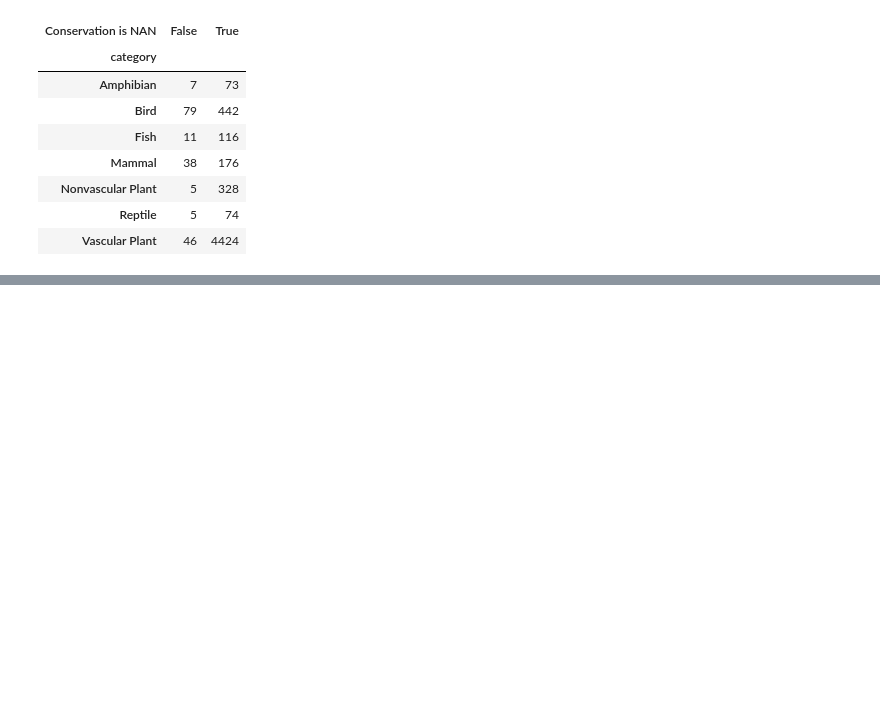
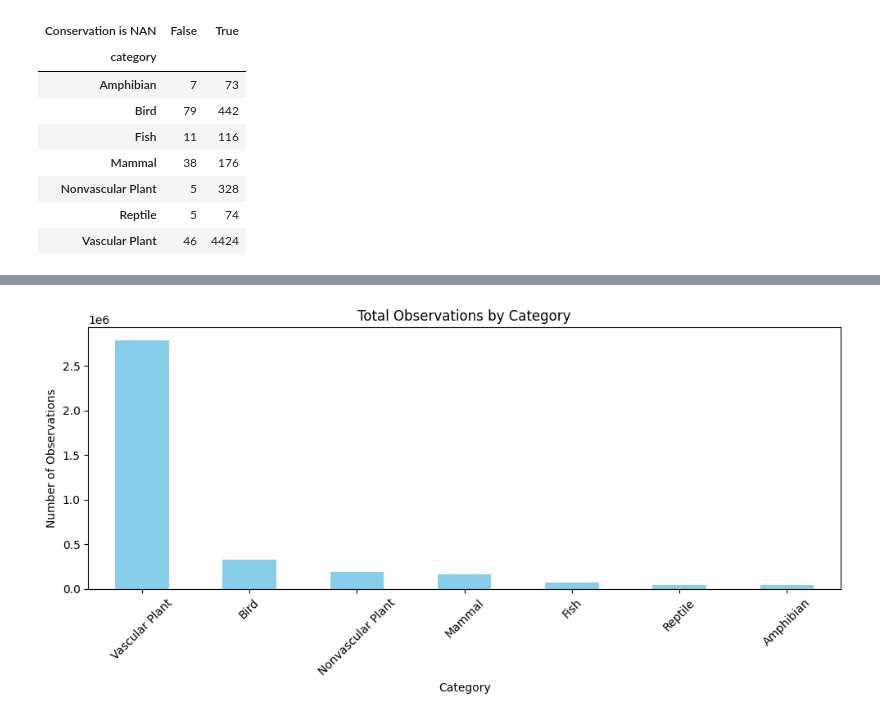
Before and after one commit to RenatoMateo/data-analyst-projects, a Jupyter notebook: biodiversity.ipynb, the cells around one changed output, grey strips where cells are left out. Cells and saved outputs as stored; diff of their text form; code cells hidden in the pictures; blank space fills up the shorter version.

```diff
--- a/biodiversity.ipynb
+++ b/biodiversity.ipynb
@@ -4,9 +4,3 @@ import matplotlib.pyplot as plt
 import seaborn as sns
 # %% [markdown]
 First, Download Datasets Of the National Park: species and observations.
-# %%
-species_info = pd.read_csv("species_info.csv")
-print(species_info.head(10))
-
-observations = pd.read_csv("observations.csv")
-print(observations.head(10))
@@ -171,0 +171,12 @@ pd.crosstab(
+# %%
+#Joining together both datasets observations and info through the column scientific_name.
+merged_df = pd.merge(observations,species_info, on="scientific_name")
+#Quality Control for merge df:
+#Basic Info:
+merged_df.info()
+#Missing Values:
+print("Missing values per column:")
+print(merged_df.isna().sum())
+#Duplicates Row:
+print("Number of duplicated rows:")
+print(merged_df.duplicated().sum())
@@ -171,0 +201,13 @@ pd.crosstab(
+# %%
+#Grouping total number of observations by category
+grouping_by_category =  merged_df.groupby("category")["observations"].sum().sort_values(ascending=False)
+#Plottting Bar Chart for number of observations by bilogical category
+grouping_by_category.plot(kind="bar", figsize=(10,5), color="skyblue")
+plt.title("Total Observations by Category")
+plt.ylabel("Number of Observations")
+plt.xlabel('Category')
+plt.xticks(rotation=45)
+plt.tight_layout()
+plt.show()
+# %% [output]
+[figure, added]
```
Also changed, not shown: parts of 13 cells of this notebook.
